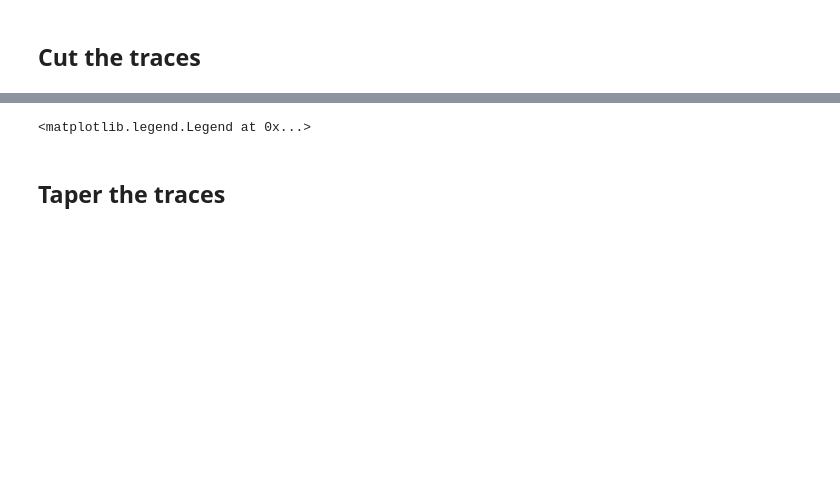
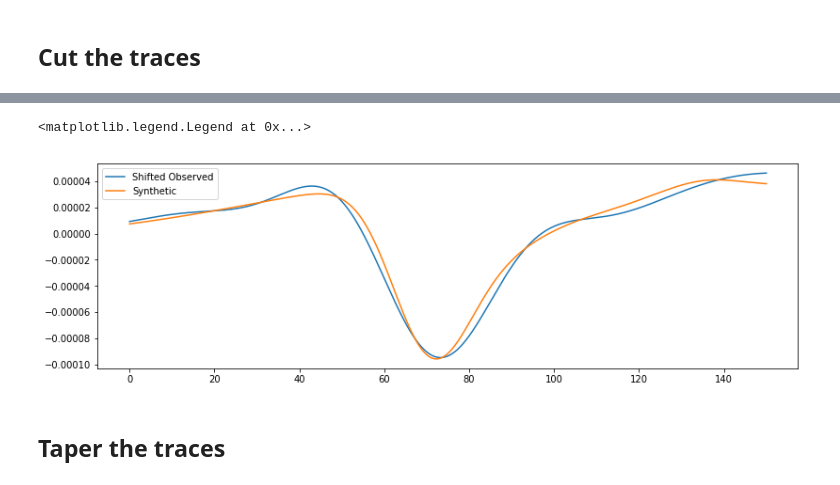
Before and after one commit to lsawade/gcmt3d, a Jupyter notebook: notebooks/source_inversion.ipynb, the cells around one changed output, grey strips where cells are left out. Saved outputs shown, nothing was run; the diff lists cells and outputs as text; code cells hidden in the pictures; blank space fills up the shorter version.

```diff
--- a/notebooks/source_inversion.ipynb
+++ b/notebooks/source_inversion.ipynb
@@ -123,8 +123,8 @@ print(field_trace.stats.npts)
 # %%
 # Set times for trimming. Note that the time window here is arbitrary
 # Later the window info of P-Arrival should be used.
-beginTime = UTCDateTime(syn_trace.stats.starttime + 7*60)
-endTime = UTCDateTime(syn_trace.stats.endtime)
+beginTime = UTCDateTime(syn_trace.stats.starttime + 750)
+endTime = UTCDateTime(beginTime + 150)
 
 # Trim Synthetic trace
 syn_trace.trim(beginTime, endTime)
@@ -146,4 +144,5 @@ plt.legend(loc=0)
 <matplotlib.legend.Legend at 0x...>
+[figure, added]
 # %% [markdown]
 ## Taper the traces
 # %%
```
Also changed, not shown: parts of 12 cells of this notebook.
